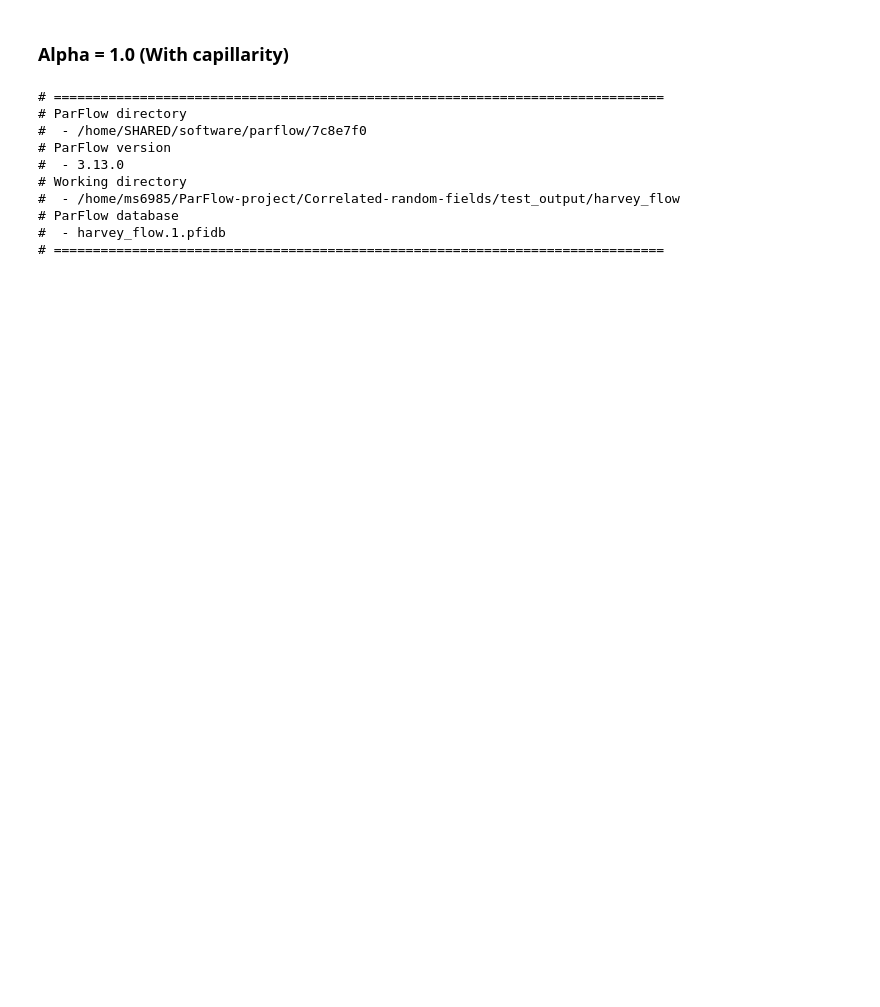
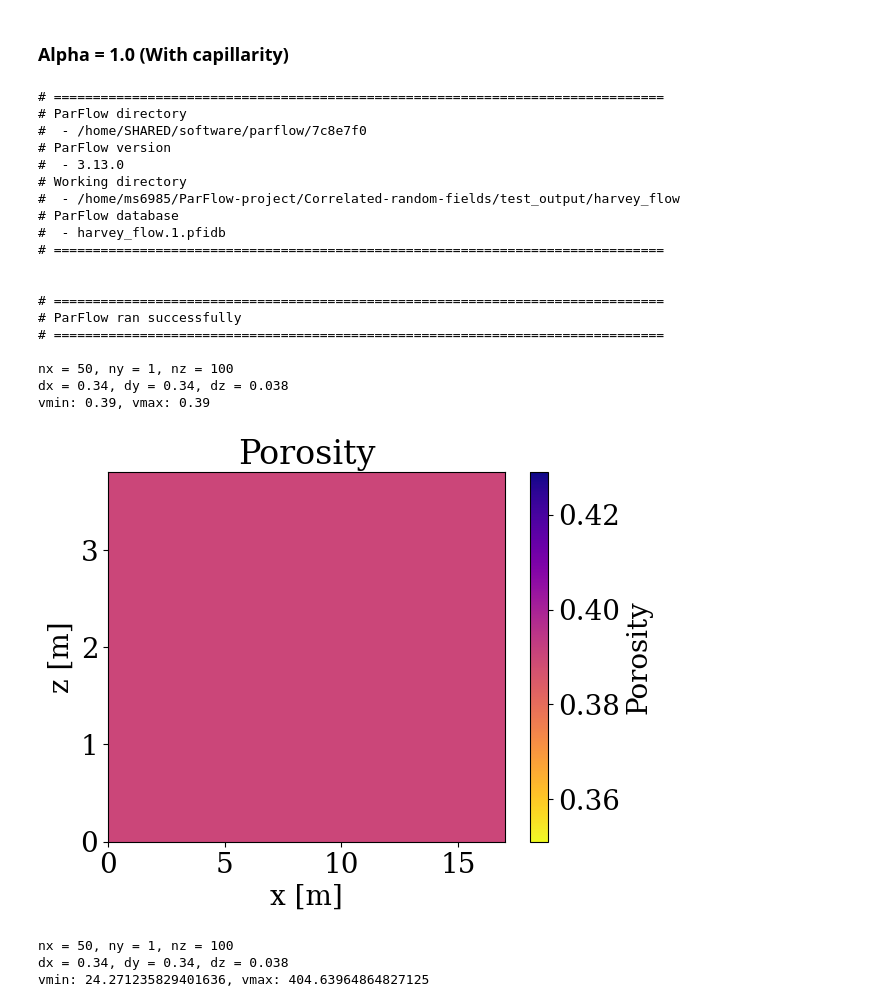
Before and after one commit to mashadab/ParFlow-project, a Jupyter notebook: Correlated-random-fields/Correlated-random-fields-Harvey-transient.ipynb, the cells around one changed output. Cells and saved outputs as stored; diff of their text form; code cells hidden in the pictures; blank space fills up the shorter version.

```diff
--- a/Correlated-random-fields/Correlated-random-fields-Harvey-transient.ipynb
+++ b/Correlated-random-fields/Correlated-random-fields-Harvey-transient.ipynb
@@ -17,8 +17,9 @@ from plots import plot_domain_corr_rnd
 import numpy as np
 
 run_name = "harvey_flow.1"
-dir_name = get_absolute_path("test_output/harvey_flow")
+dir_name = f"./test_output/harvey_flow"
 mkdir(dir_name)
+
 def correlated_random_field(alpha_vG):
     #hflow = Run(run_name, __file__)
     hflow = Run(run_name)
@@ -237,25 +238,9 @@ def correlated_random_field(alpha_vG):
 
     hflow.BCPressure.PatchNames = "left right front back bottom top"
 
-    # hflow.Patch.top.BCPressure.Type = "DirEquilRefPatch"
-    # hflow.Patch.top.BCPressure.Cycle = "constant"
-    # hflow.Patch.top.BCPressure.RefGeom = "domain"
-    # hflow.Patch.top.BCPressure.RefPatch = "bottom"
-    # hflow.Patch.top.BCPressure.alltime.Value = 1.0
-
-    # hflow.Patch.top.BCPressure.Type          = 'OverlandFlow'
-    # hflow.Patch.top.BCPressure.Cycle         = 'constant'
-    # hflow.Patch.top.BCPressure.alltime.Value = -0.1
-
     hflow.Patch.top.BCPressure.Type          = 'FluxConst'
     hflow.Patch.top.BCPressure.Cycle         = 'constant'
     hflow.Patch.top.BCPressure.alltime.Value = -0.01
-
-    # hflow.Patch.bottom.BCPressure.Type = "DirEquilRefPatch"
-    # hflow.Patch.bottom.BCPressure.Cycle = "constant"
-    # hflow.Patch.bottom.BCPressure.RefGeom = "domain"
-    # hflow.Patch.bottom.BCPressure.RefPatch = "bottom"
-    # hflow.Patch.bottom.BCPressure.alltime.Value = 0
 
     hflow.Patch.bottom.BCPressure.Type = "FluxConst"
     hflow.Patch.bottom.BCPressure.Cycle = "constant"
@@ -325,7 +310,7 @@ def correlated_random_field(alpha_vG):
     hflow.Phase.RelPerm.Type        = 'VanGenuchten'
     hflow.Phase.RelPerm.GeomNames   = 'domain'
 
-    hflow.Geom.domain.RelPerm.Alpha = 1.0
+    hflow.Geom.domain.RelPerm.Alpha = alpha_vG
     hflow.Geom.domain.RelPerm.N     = 2.0
 
     #---------------------------------------------------------
@@ -334,7 +319,7 @@ def correlated_random_field(alpha_vG):
     hflow.Phase.Saturation.Type        = 'VanGenuchten'
     hflow.Phase.Saturation.GeomNames   = 'domain'
 
-    hflow.Geom.domain.Saturation.Alpha = 1.0
+    hflow.Geom.domain.Saturation.Alpha = alpha_vG
     hflow.Geom.domain.Saturation.N     = 2.0
     hflow.Geom.domain.Saturation.SRes  = 0.2
     hflow.Geom.domain.Saturation.SSat  = 1.0
@@ -374,7 +359,7 @@ def correlated_random_field(alpha_vG):
     hflow.TimingInfo.BaseUnit     = 1.0
     hflow.TimingInfo.StartCount   = 0
     hflow.TimingInfo.StartTime    = 0.0
-    hflow.TimingInfo.StopTime     = 200.0
+    hflow.TimingInfo.StopTime     = 100.0
     hflow.TimingInfo.DumpInterval = 1.0
     hflow.TimeStep.Type           = 'Constant'
     hflow.TimeStep.Value          = 1.0
@@ -386,7 +371,7 @@ def correlated_random_field(alpha_vG):
     hflow.Solver         = 'Richards'
     hflow.Solver.MaxIter = 9000
 
-    hflow.Solver.Nonlinear.MaxIter           = 200
+    hflow.Solver.Nonlinear.MaxIter           = 100
     hflow.Solver.Nonlinear.ResidualTol       = 1e-5
     hflow.Solver.Nonlinear.EtaChoice         = 'Walker1'
     hflow.Solver.Nonlinear.EtaValue          = 0.01
@@ -422,18 +407,31 @@ def correlated_random_field(alpha_vG):
 ### Alpha = 1.0 (With capillarity)
 # %%
 alpha_vG =1.0
-time_array = [0, 1, 5, 100, 200]
+time_array = [0, 1, 5, 50, 100]
 correlated_random_field(alpha_vG)
 plot_domain_corr_rnd(dir_name, "porosity", 0)
 plot_domain_corr_rnd(dir_name, "z-permeability", 0)
 # %% [output]
 # ==============================================================================
 # ParFlow directory
 #  - /home/SHARED/software/parflow/7c8e7f0
 # ParFlow version
 #  - 3.13.0
 # Working directory
 #  - /home/ms6985/ParFlow-project/Correlated-random-fields/test_output/harvey_flow
 # ParFlow database
 #  - harvey_flow.1.pfidb
 # ==============================================================================
+
+
+# ==============================================================================
+# ParFlow ran successfully
+# ==============================================================================
+
+nx = 50, ny = 1, nz = 100
+dx = 0.34, dy = 0.34, dz = 0.038
+vmin: 0.39, vmax: 0.39
+[figure, added]
+nx = 50, ny = 1, nz = 100
+dx = 0.34, dy = 0.34, dz = 0.038
+vmin: 24.271235829401636, vmax: 404.63964864827125
```
Also changed, not shown: parts of 7 cells of this notebook, 1 other file.
